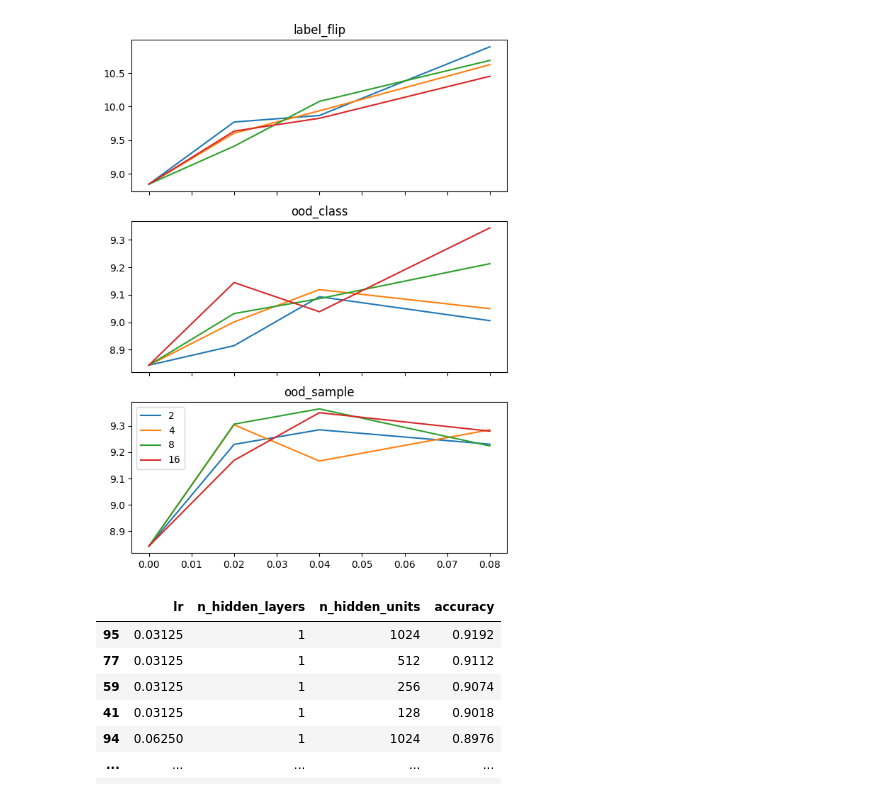
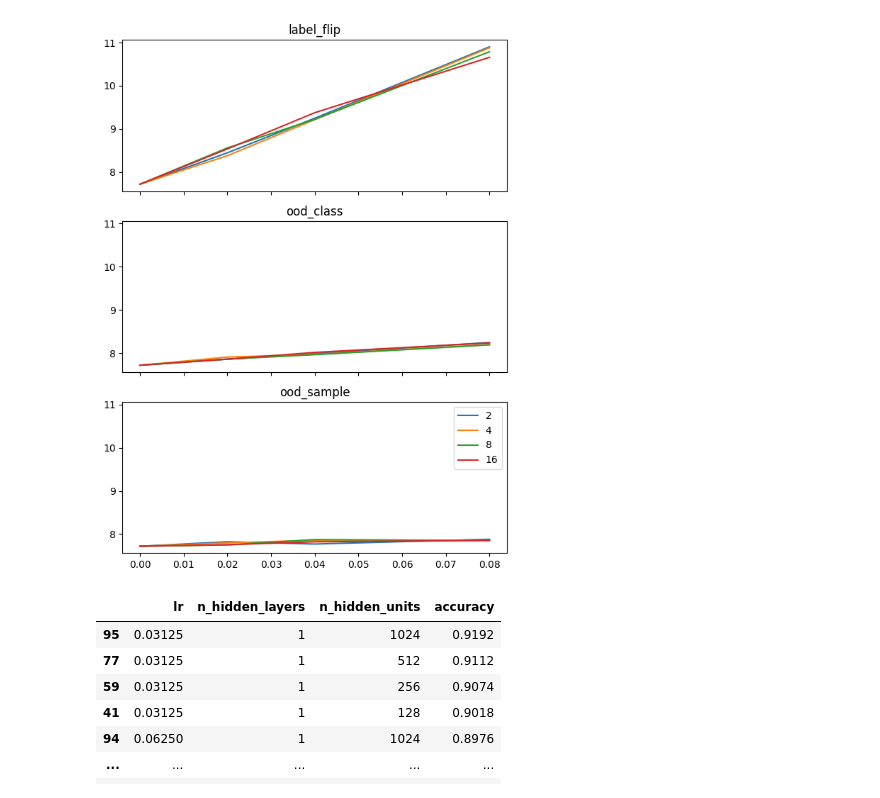
Before and after one commit to lucasczz/OLRONN, a Jupyter notebook: notebooks/dev.ipynb, the cells around one changed output. Cells and saved outputs as stored; diff of their text form; code cells hidden in the pictures.

```diff
--- a/notebooks/dev.ipynb
+++ b/notebooks/dev.ipynb
@@ -62,2 +20,10 @@ import matplotlib.pyplot as plt
 
 import itertools
+# %%
+threshold = .04
+steepness = 15 / threshold
+x = np.linspace(0, 0.05, 300)
+y = 1 / (1 + np.exp(steepness * (x - threshold)))
+fig, ax = plt.subplots()
+ax.set_ylim(0, 1)
+ax.plot(x, y)
@@ -76,7 +133,7 @@ parameters = ["anomaly_type", "p_anomaly", "len_anomaly"]
 dfm = df.groupby(parameters)["accuracy"].agg(["mean", "std"])
 dfm = dfm.reset_index()
 # %%
-df = pd.read_json("../reports/contamination.jsonl", lines=True, orient="records")
+df = pd.read_json("../reports/contamination2.jsonl", lines=True, orient="records")
 
 df["preds"] = df["preds"].apply(np.array)
 df["labels"] = df["labels"].apply(np.array)
@@ -90,24 +147,24 @@ parameters = ["anomaly_type", "p_anomaly", "len_anomaly"]
 dfm = df.groupby(parameters)["accuracy"].agg(["mean", "std"])
 dfm = dfm.reset_index()
 # %%
-fig, axs = plt.subplots(nrows=3, figsize=(6, 8), sharex=True)
+fig, axs = plt.subplots(nrows=3, figsize=(6, 8), sharex=True, sharey=True)
 
 for ax, (anom_type, df_anom_type) in zip(axs, dfm.groupby("anomaly_type")):
     ax.set_title(anom_type)
     for len_anomaly, df_len_anomaly in df_anom_type.groupby("len_anomaly"):
         ax.plot(df_len_anomaly["p_anomaly"], 100-df_len_anomaly["mean"], label=len_anomaly)
         # ax.errorbar(
         #     df_len_anomaly["p_anomaly"],
         #     df_len_anomaly["mean"],
         #     yerr=df_len_anomaly["std"],
         #     fmt="o",
         #     capsize=3,
         # )
 
 ax.legend()
 fig.tight_layout()
 # %% [output]
-[figure, old version]
+[figure, new version]
 # %%
 df = pd.read_json("../reports/tune_full_rmnist.jsonl", orient='records', lines=True)
 hparams = ['lr', 'n_hidden_layers', "n_hidden_units"]
```
Also changed, not shown: parts of 23 cells of this notebook, 11 other files.
